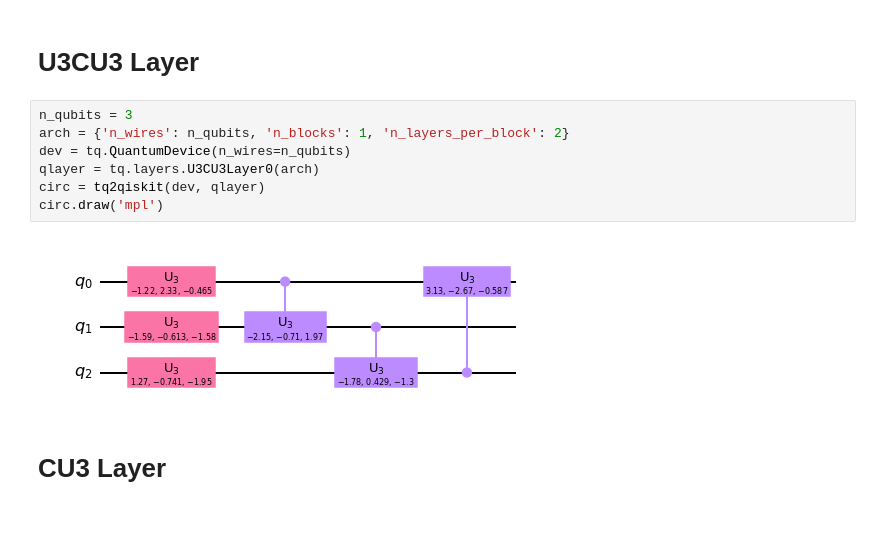
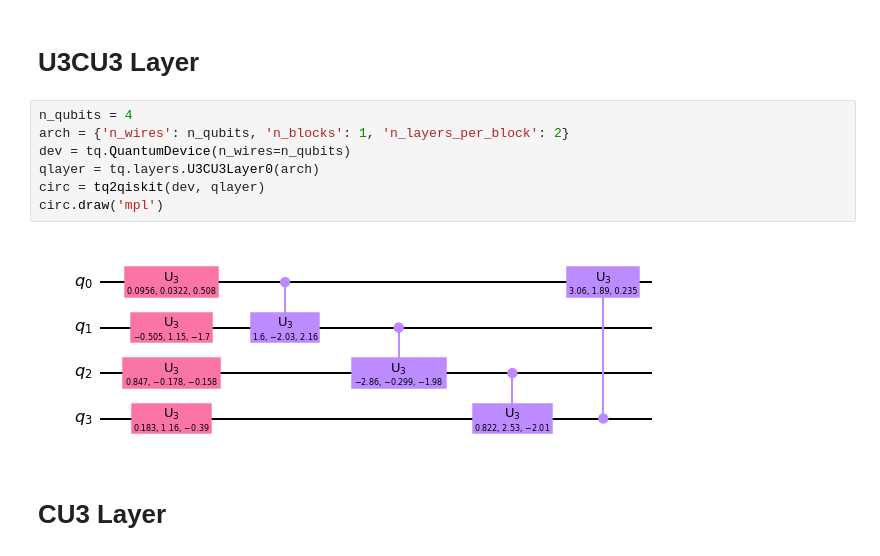
Before and after one commit to caitaozhan/testing, a Jupyter notebook: quantum/torchquantum/quantum_neural_layers.ipynb, the cells around one changed output. Saved outputs shown, nothing was run; the diff lists cells and outputs as text; blank space fills up the shorter version.

```diff
--- a/quantum/torchquantum/quantum_neural_layers.ipynb
+++ b/quantum/torchquantum/quantum_neural_layers.ipynb
@@ -119,14 +119,14 @@ circ.draw('mpl')
 # %% [markdown]
 # U3CU3 Layer
 # %%
-n_qubits = 3
+n_qubits = 4
 arch = {'n_wires': n_qubits, 'n_blocks': 1, 'n_layers_per_block': 2}
 dev = tq.QuantumDevice(n_wires=n_qubits)
 qlayer = tq.layers.U3CU3Layer0(arch)
 circ = tq2qiskit(dev, qlayer)
 circ.draw('mpl')
 # %% [output]
-[figure, old version]
+[figure, new version]
 # %% [markdown]
 # CU3 Layer
 # %%
```
Also changed, not shown: parts of 1 cell of this notebook, 5 other files.
